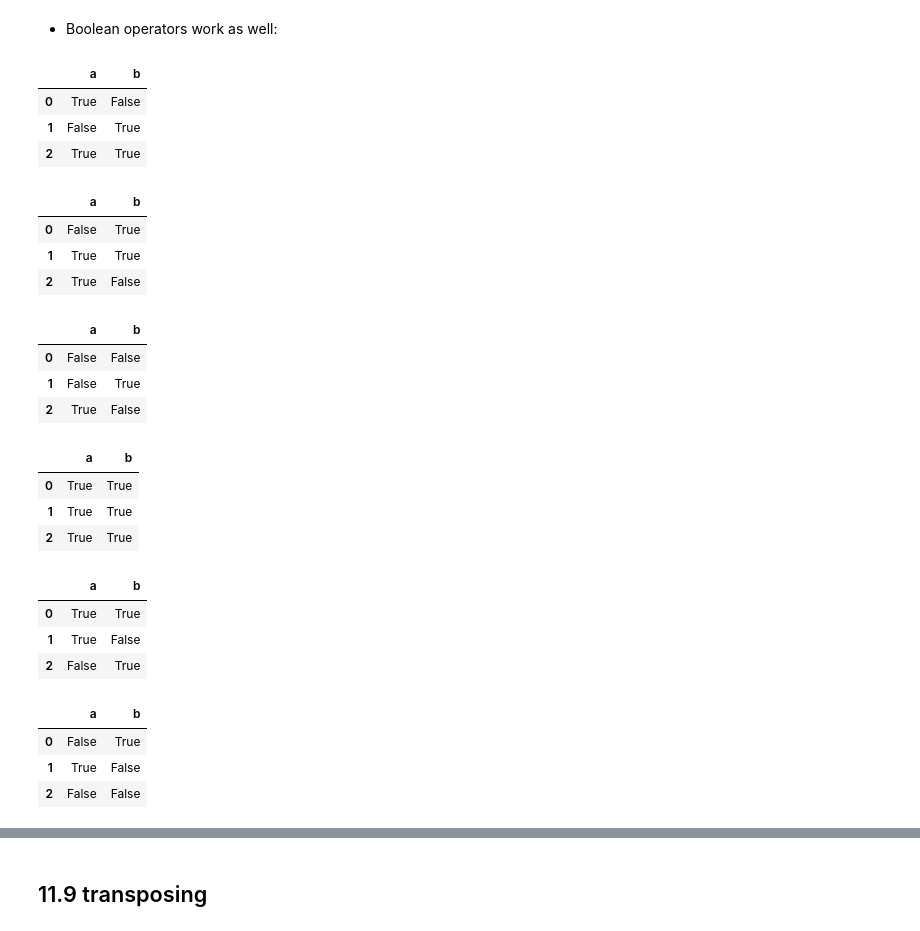
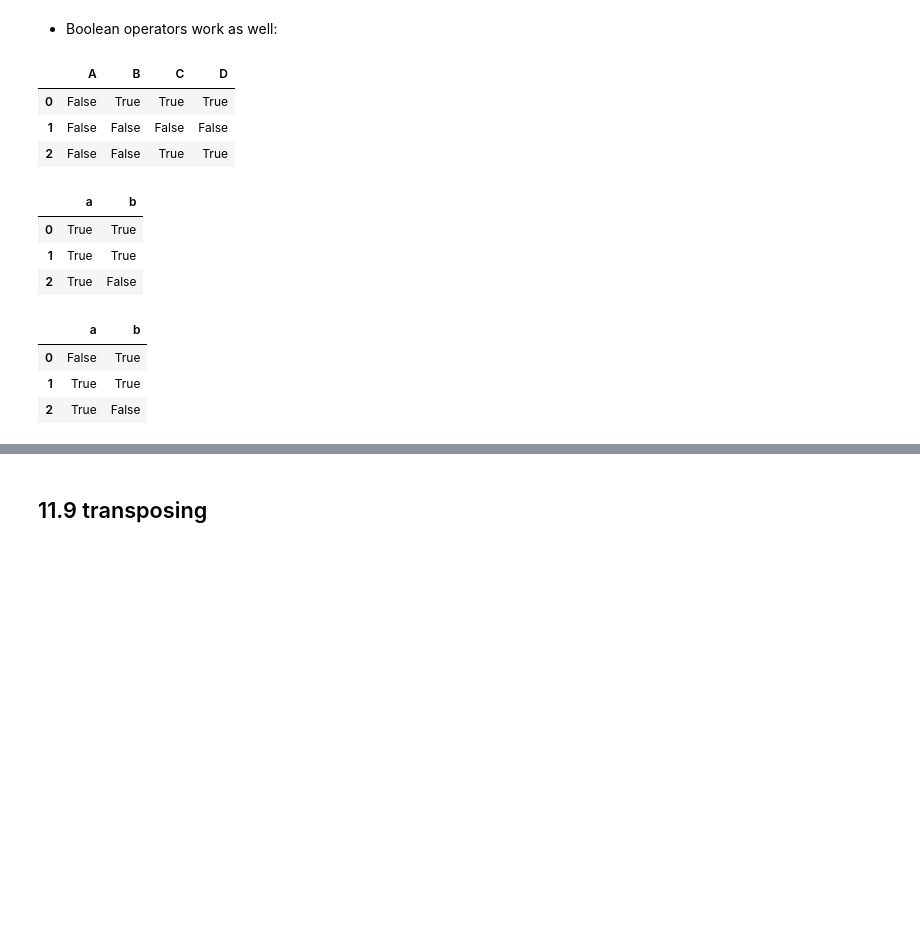
Before and after one commit to Marky115/Week1-Introduction_to_Python, a Jupyter notebook: Introduction_to_Python.ipynb, the cells around one changed output, grey strips where cells are left out. Saved outputs shown, nothing was run; the diff lists cells and outputs as text; code cells hidden in the pictures; blank space fills up the shorter version.

```diff
--- a/Introduction_to_Python.ipynb
+++ b/Introduction_to_Python.ipynb
@@ -1694,44 +1787,34 @@ df1**5
 # %%
 df1 = pd.DataFrame({'a' : [1, 0, 1], 'b' : [0, 1, 1] }, dtype=bool)
 df1
+
+#in this example, i made boolean statement of either true or flase. i also added 4 columns
+df2 = pd.DataFrame(np.random.randn(3, 4)>0, columns=['A', 'B', 'C','D'], dtype=bool)
+df2
 # %% [output]
-|  | a | b |
-| 0 | True | False |
-| 1 | False | True |
-| 2 | True | True |
+|  | A | B | C | D |
+| 0 | False | True | True | True |
+| 1 | False | False | False | False |
+| 2 | False | False | True | True |
 # %%
 df2 = pd.DataFrame({'a' : [0, 1, 1], 'b' : [1, 1, 0] }, dtype=bool)
 df2
+
+#in this example i just change the column names
+df3 = pd.DataFrame({'X' : [0, 1, 1], 'Y' : [1, 1, 0] }, dtype=bool)
+df3
 # %% [output]
 |  | a | b |
-| 0 | False | True |
+| 0 | True | True |
 | 1 | True | True |
 | 2 | True | False |
-# %%
-df1&df2
-# %% [output]
-|  | a | b |
-| 0 | False | False |
-| 1 | False | True |
-| 2 | True | False |
-# %%
-df1 | df2
-# %% [output]
-|  | a | b |
-| 0 | True | True |
-| 1 | True | True |
-| 2 | True | True |
-# %%
-df1^df2
-# %% [output]
-|  | a | b |
-| 0 | True | True |
-| 1 | True | False |
-| 2 | False | True |
-# %%
--df1
-# %% [output]
-|  | a | b |
-| 0 | False | True |
-| 1 | True | False |
-| 2 | False | False |
+# %%
+df1&df2
+
+# i change the df to include df2 and df3
+df2&df3
+# %% [output]
+|  | a | b |
+| 0 | False | True |
+| 1 | True | True |
+| 2 | True | False |
```
Also changed, not shown: parts of 37 cells of this notebook.
